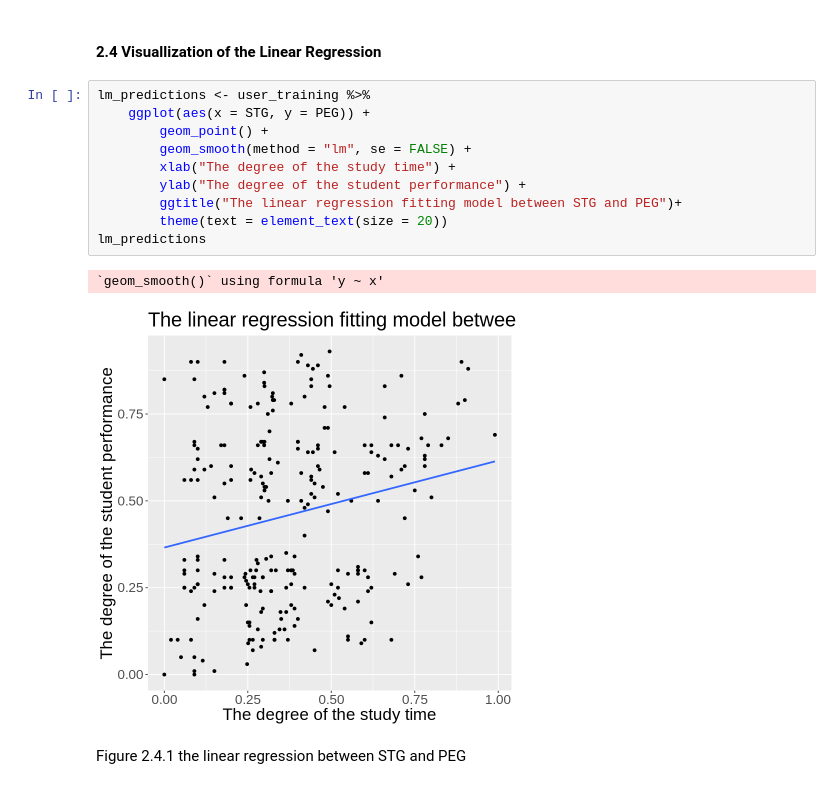
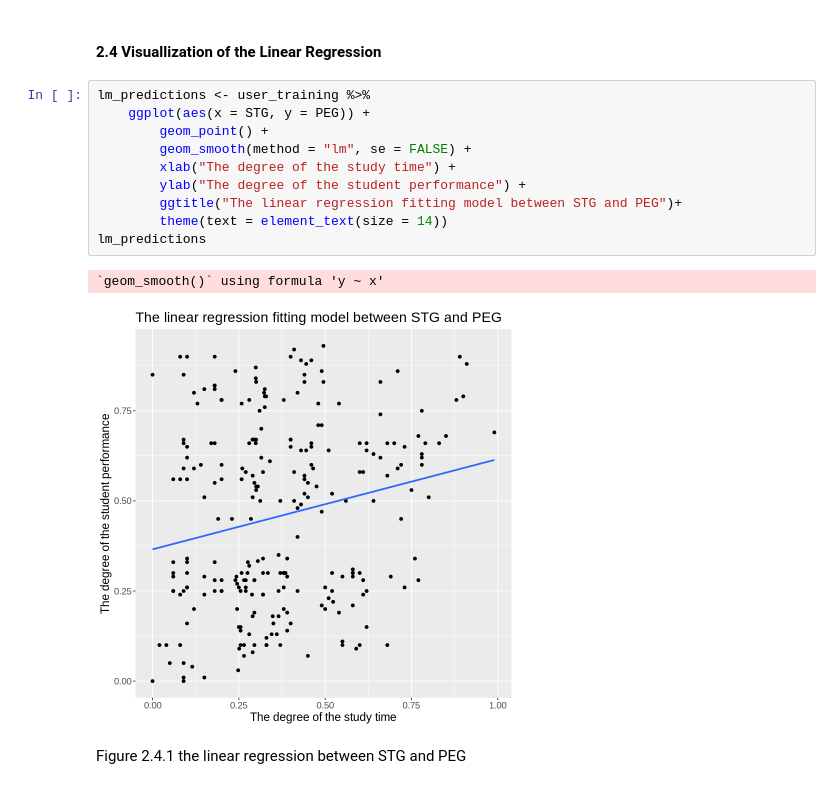
Before and after one commit to snowwang99/DSCI100_group32_project, a Jupyter notebook: DSCI100_Group32_Report.ipynb, the cells around one changed output. Saved outputs shown, nothing was run; the diff lists cells and outputs as text.

```diff
--- a/DSCI100_Group32_Report.ipynb
+++ b/DSCI100_Group32_Report.ipynb
@@ -501,15 +481,15 @@ The RMSPE of K-NN linear regression is 0.257.
 # %%
 lm_predictions <- user_training %>%
     ggplot(aes(x = STG, y = PEG)) +
         geom_point() +
         geom_smooth(method = "lm", se = FALSE) +
         xlab("The degree of the study time") +
         ylab("The degree of the student performance") +
         ggtitle("The linear regression fitting model between STG and PEG")+
-        theme(text = element_text(size = 20))
+        theme(text = element_text(size = 14))
 lm_predictions
 # %% [output]
 `geom_smooth()` using formula 'y ~ x'
-[figure, old version]
+[figure, new version]
 # %% [markdown]
 Figure 2.4.1 the linear regression between STG and PEG
```
Also changed, not shown: parts of 21 cells of this notebook.
